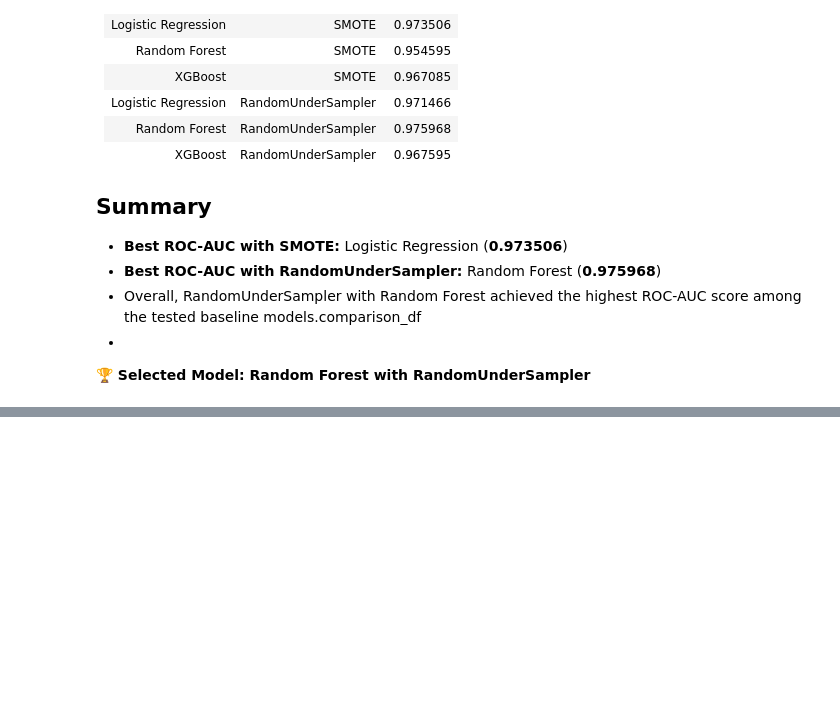
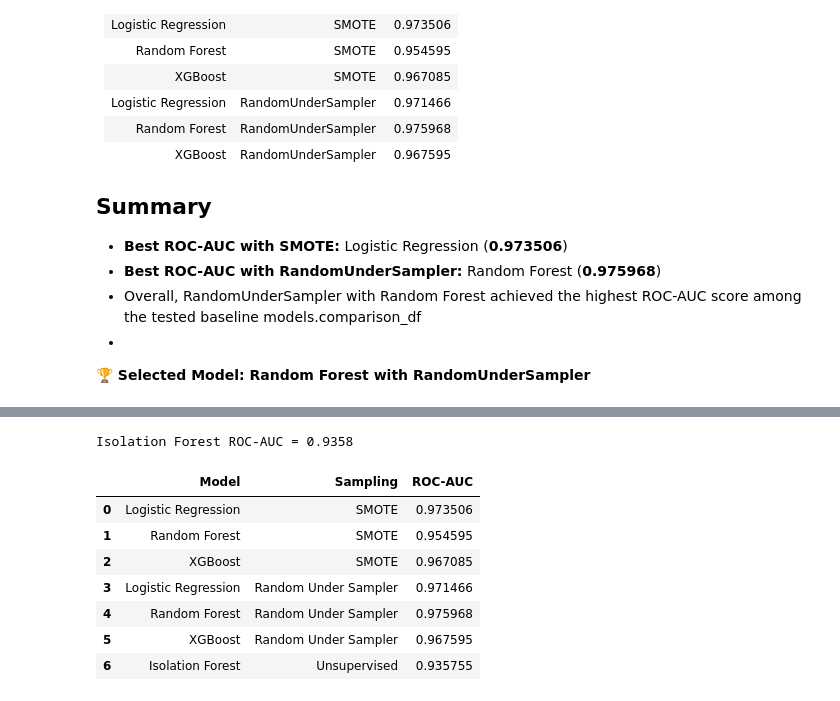
Before and after one commit to rabisah-01/credit-card-fraud-detection, a Jupyter notebook: notebooks/fraud_detection.ipynb, the cells around one changed output, grey strips where cells are left out. Cells and saved outputs as stored; diff of their text form; code cells hidden in the pictures; blank space fills up the shorter version.

```diff
--- a/notebooks/fraud_detection.ipynb
+++ b/notebooks/fraud_detection.ipynb
@@ -681,0 +688,7 @@ comparison_df
+# %%
+iso_model = IsolationForest(
+    n_estimators=100,
+    contamination="auto",   # or 0.0017 for the credit card dataset
+    random_state=42
+)
+iso_model.fit(X_train)
@@ -681,0 +721,30 @@ comparison_df
+# %%
+iso_score = -iso_model.decision_function(X_test)
+
+auc_iso = roc_auc_score(
+    y_test,
+    iso_score
+)
+
+print(f"Isolation Forest ROC-AUC = {auc_iso:.4f}")
+# %% [output]
+Isolation Forest ROC-AUC = 0.9358
+# %%
+results.append({
+    "Model": "Isolation Forest",
+    "Sampling": "Unsupervised",
+    "ROC-AUC": auc_iso
+})
+
+comparison_df = pd.DataFrame(results)
+
+comparison_df
+# %% [output]
+|  | Model | Sampling | ROC-AUC |
+| 0 | Logistic Regression | SMOTE | 0.973506 |
+| 1 | Random Forest | SMOTE | 0.954595 |
+| 2 | XGBoost | SMOTE | 0.967085 |
+| 3 | Logistic Regression | Random Under Sampler | 0.971466 |
+| 4 | Random Forest | Random Under Sampler | 0.975968 |
+| 5 | XGBoost | Random Under Sampler | 0.967595 |
+| 6 | Isolation Forest | Unsupervised | 0.935755 |
```
Also changed, not shown: parts of 9 cells of this notebook, 1 other file.
